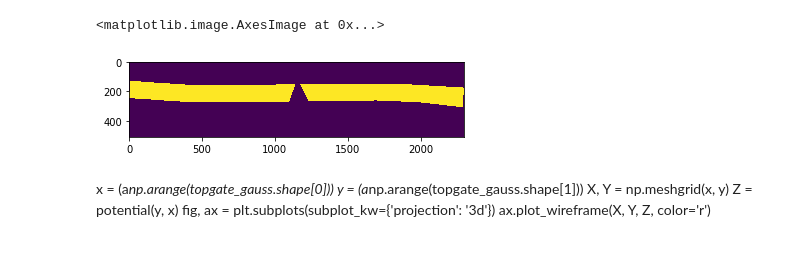
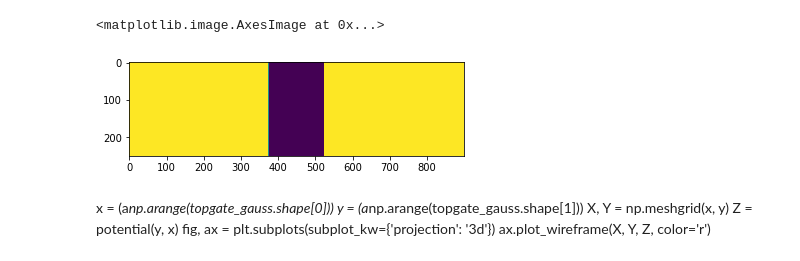
Before and after one commit to NeroCorleone/thesis, a Jupyter notebook: code/setup.ipynb, the cells around one changed output. Saved outputs shown, nothing was run; the diff lists cells and outputs as text; code cells hidden in the pictures.

```diff
--- a/code/setup.ipynb
+++ b/code/setup.ipynb
@@ -10,16 +10,17 @@ from types import SimpleNamespace
 # %%
 #designfile = '/users/tkm/kanilmaz/thesis/designfiles/hb_lower_part.png'
 #designfile = '/home/nefta/thesis/designfiles/hb_lower_part.png'
-designfile = '/home/nefta/thesis/designfiles/qpc.png'
+#designfile = '/home/nefta/thesis/designfiles/qpc.png'
 #designfile = '/home/nefta/thesis/designfiles/full_gate.png'
-topgate = 1 - scipy.ndimage.imread(designfile, mode='L').T / 255
-topgate[0] = np.zeros(len(topgate[0]))
-topgate[1] = np.zeros(len(topgate[0]))
+designfile = '/home/nefta/thesis/designfiles/waveguide3_2_small.png'
+topgate = 1 - scipy.ndimage.imread(designfile, mode='L') / 255
+#topgate[0] = np.zeros(len(topgate[0]))
+#topgate[1] = np.zeros(len(topgate[0]))
 topgate_gauss = scipy.ndimage.gaussian_filter(topgate, 0)
 plt.imshow(topgate_gauss)
 # %% [output]
 <matplotlib.image.AxesImage at 0x...>
-[figure, old version]
+[figure, new version]
 # %%
 #important for full gate analysis
 # %%
```
Also changed, not shown: parts of 3 cells of this notebook, 1 other file.
